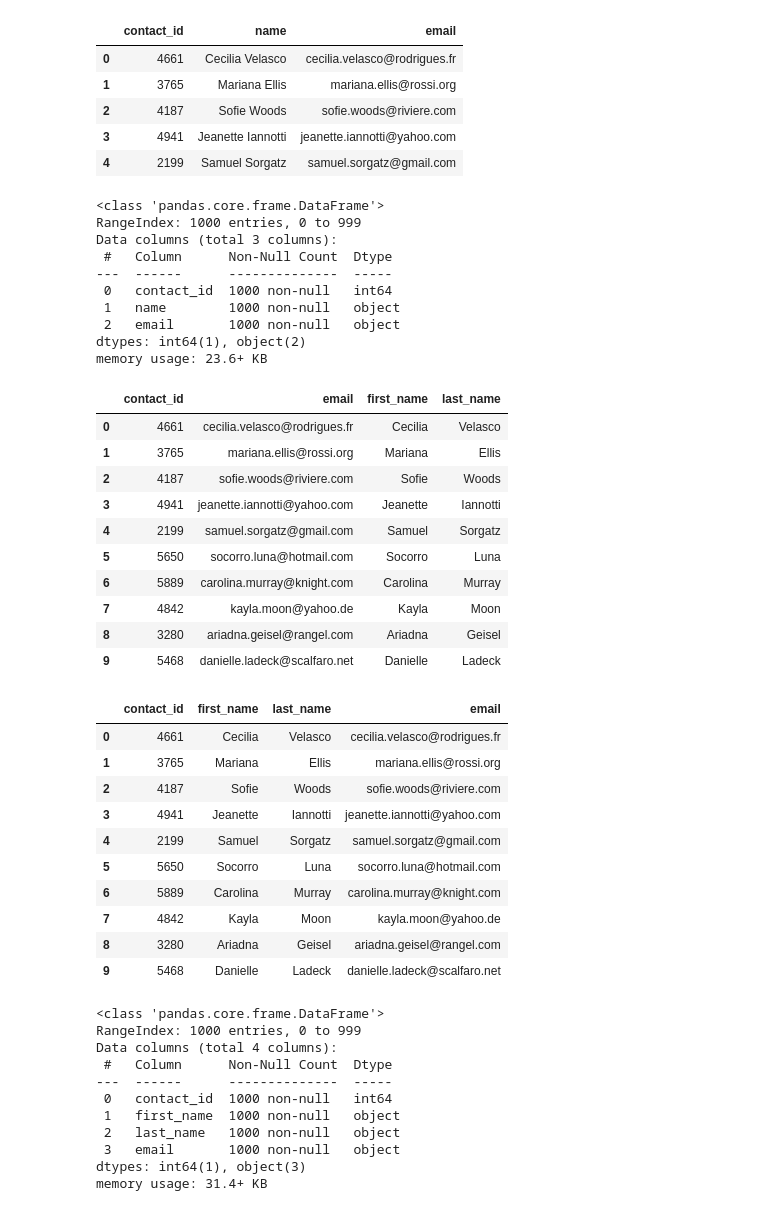
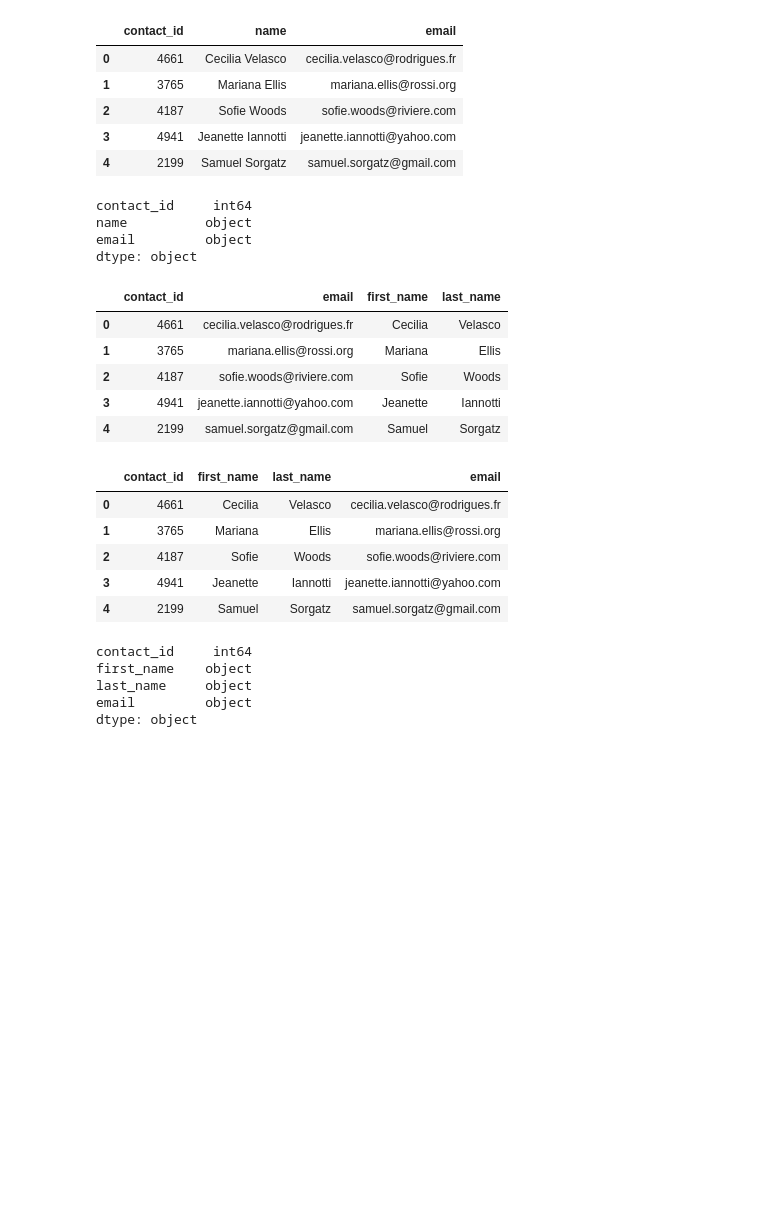
Before and after one commit to marinelloc/Crowdfunding_ETL, a Jupyter notebook: ETL_Mini_Project_BSerino_CMarinello.ipynb, the cells around one changed output. Cells and saved outputs as stored; diff of their text form; code cells hidden in the pictures; blank space fills up the shorter version.

Commit message:
modified:   ETL_Mini_Project_BSerino_CMarinello.ipynb 	new file:   Resources/contacts.csv

```diff
--- a/ETL_Mini_Project_BSerino_CMarinello.ipynb
+++ b/ETL_Mini_Project_BSerino_CMarinello.ipynb
@@ -266,8 +267,11 @@ campaign_merged_df.to_csv("Resources/campaign.csv", index=False)
 # %% [markdown]
 ### Extract the contacts.xlsx Data.
 # %%
+import pandas as pd
+import json
+import regex as re
 # Read the data into a Pandas DataFrame. Use the `header=2` parameter when reading in the data.
-contact_info_df = pd.read_excel('Resources/contacts.xlsx', header=2)
+contact_info_df = pd.read_excel('Resources/contacts.xlsx', header=3)
 contact_info_df.head()
 # %% [output]
 |  | contact_info |
@@ -291,8 +311,5 @@ Then export the DataFrame as a `contacts.csv` CSV file.
 # %%
 # Iterate through the contact_info_df and convert each row to a dictionary.
-import json
-dict_values = []
 
-
-# Print out the list of values for each row.
-print(dict_values)
+# Use a list comprehension to normalize each row and collect them into a list
+contact_info_df['contact_info'] = contact_info_df['contact_info'].apply(lambda x: json.loads(x))
@@ -301,6 +332,11 @@ print(dict_values)
 # %%
 # Create a contact_info DataFrame and add each list of values, i.e., each row
 # to the 'contact_id', 'name', 'email' columns.
+
+# Normalize the 'contact_info' column into a structured DataFrame
+normalized_data = pd.json_normalize(contact_info_df['contact_info'])
+
+normalized_data.head()
 # %% [output]
 |  | contact_id | name | email |
 | 0 | 4661 | Cecilia Velasco | cecilia.velasco@rodrigues.fr |
@@ -310,36 +346,32 @@ print(dict_values)
 | 4 | 2199 | Samuel Sorgatz | samuel.sorgatz@gmail.com |
 # %%
 # Check the datatypes.
+normalized_data.dtypes
 # %% [output]
-<class 'pandas.core.frame.DataFrame'>
-RangeIndex: 1000 entries, 0 to 999
-Data columns (total 3 columns):
- #   Column      Non-Null Count  Dtype
----  ------      --------------  -----
- 0   contact_id  1000 non-null   int64
- 1   name        1000 non-null   object
- 2   email       1000 non-null   object
-dtypes: int64(1), object(2)
-memory usage: 23.6+ KB
+contact_id     int64
+name          object
+email         object
+dtype: object
 # %%
 # Create a "first"name" and "last_name" column with the first and last names from the "name" column.
+normalized_data[['first_name', 'last_name']] = normalized_data['name'].str.split(pat=' ', n=1, expand=True)
 
+# Drop the "name" column
+normalized_data.drop('name', axis=1, inplace=True)
 
-# Drop the contact_name column
+normalized_data.head()
 # %% [output]
 |  | contact_id | email | first_name | last_name |
 | 0 | 4661 | cecilia.velasco@rodrigues.fr | Cecilia | Velasco |
 | 1 | 3765 | mariana.ellis@rossi.org | Mariana | Ellis |
 | 2 | 4187 | sofie.woods@riviere.com | Sofie | Woods |
 | 3 | 4941 | jeanette.iannotti@yahoo.com | Jeanette | Iannotti |
 | 4 | 2199 | samuel.sorgatz@gmail.com | Samuel | Sorgatz |
-| 5 | 5650 | socorro.luna@hotmail.com | Socorro | Luna |
-| 6 | 5889 | carolina.murray@knight.com | Carolina | Murray |
-| 7 | 4842 | kayla.moon@yahoo.de | Kayla | Moon |
-| 8 | 3280 | ariadna.geisel@rangel.com | Ariadna | Geisel |
-| 9 | 5468 | danielle.ladeck@scalfaro.net | Danielle | Ladeck |
 # %%
 # Reorder the columns
+normalized_data = normalized_data[['contact_id', 'first_name', 'last_name', 'email']]
+
+normalized_data.head()
 # %% [output]
 |  | contact_id | first_name | last_name | email |
 | 0 | 4661 | Cecilia | Velasco | cecilia.velasco@rodrigues.fr |
@@ -347,24 +379,14 @@ memory usage: 23.6+ KB
 | 2 | 4187 | Sofie | Woods | sofie.woods@riviere.com |
 | 3 | 4941 | Jeanette | Iannotti | jeanette.iannotti@yahoo.com |
 | 4 | 2199 | Samuel | Sorgatz | samuel.sorgatz@gmail.com |
-| 5 | 5650 | Socorro | Luna | socorro.luna@hotmail.com |
-| 6 | 5889 | Carolina | Murray | carolina.murray@knight.com |
-| 7 | 4842 | Kayla | Moon | kayla.moon@yahoo.de |
-| 8 | 3280 | Ariadna | Geisel | ariadna.geisel@rangel.com |
-| 9 | 5468 | Danielle | Ladeck | danielle.ladeck@scalfaro.net |
 # %%
 # Check the datatypes one more time before exporting as CSV file.
+normalized_data.dtypes
 # %% [output]
-<class 'pandas.core.frame.DataFrame'>
-RangeIndex: 1000 entries, 0 to 999
-Data columns (total 4 columns):
- #   Column      Non-Null Count  Dtype
----  ------      --------------  -----
- 0   contact_id  1000 non-null   int64
- 1   first_name  1000 non-null   object
- 2   last_name   1000 non-null   object
- 3   email       1000 non-null   object
-dtypes: int64(1), object(3)
-memory usage: 31.4+ KB
+contact_id     int64
+first_name    object
+last_name     object
+email         object
+dtype: object
 # %%
 # Export the DataFrame as a CSV file.
```
Also changed, not shown: parts of 18 cells of this notebook, 1 other file.
